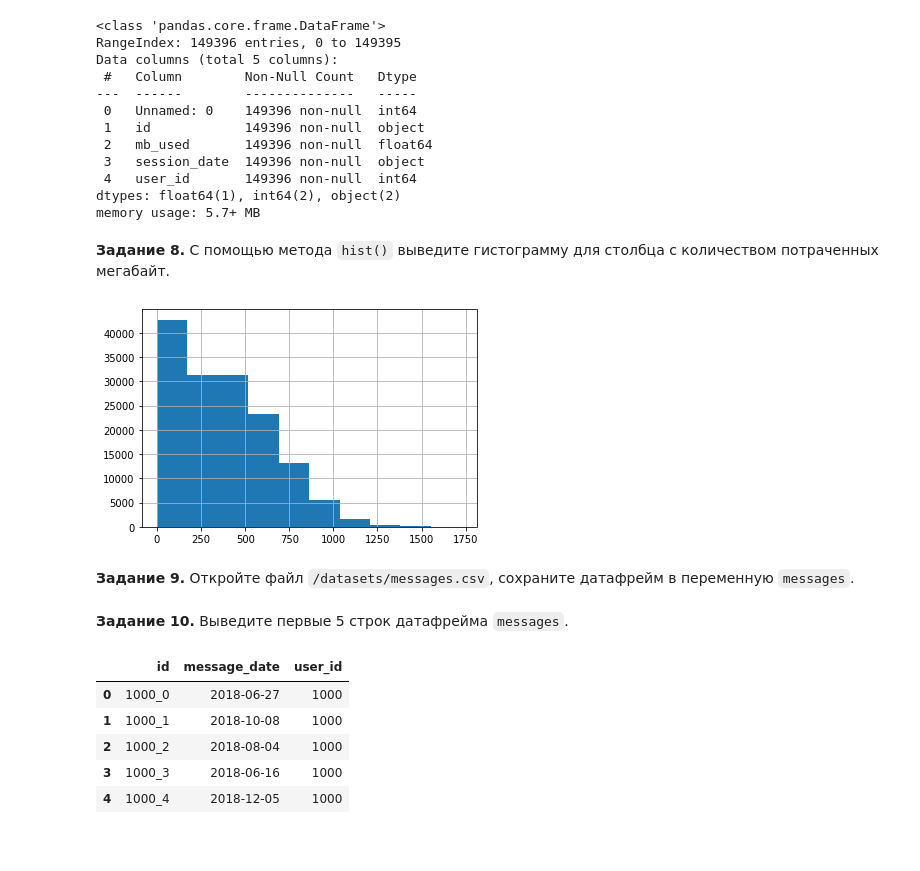
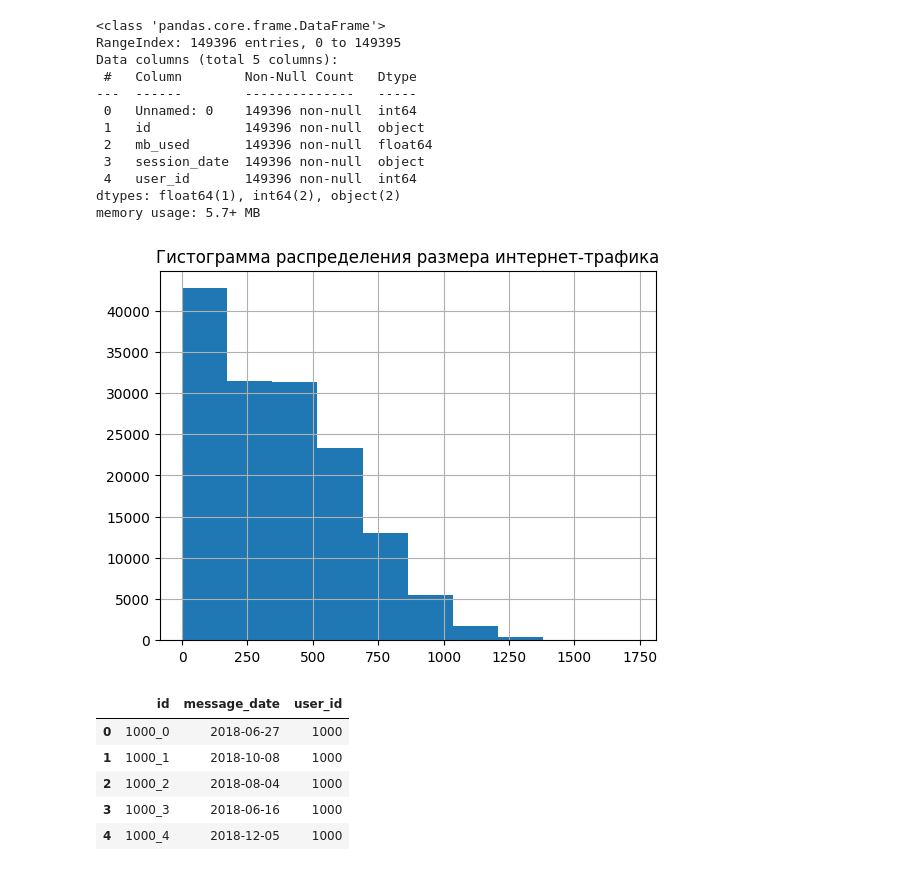
Before and after one commit to Victoranoshin/Yandex-Practicum-Projects-Data-Science, a Jupyter notebook: Проект 4 статистический аналз данных/Проект 4 статистический аналз данных.ipynb, the cells around one changed output. Drawn from its saved outputs; the diff is of its cells as text; code cells hidden in the pictures; blank space fills up the shorter version.

```diff
--- a/Проект 4 статистический аналз данных/Проект 4 статистический аналз данных.ipynb
+++ b/Проект 4 статистический аналз данных/Проект 4 статистический аналз данных.ipynb
@@ -71,12 +76,9 @@ Data columns (total 5 columns):
  4   user_id       149396 non-null  int64
 dtypes: float64(1), int64(2), object(2)
 memory usage: 5.7+ MB
-# %% [markdown]
-**Задание 8.** С помощью метода `hist()` выведите гистограмму для столбца с количеством потраченных мегабайт.
-# %%
-sessions['mb_used'].hist();
-# %% [output]
-[figure, removed]
-# %% [markdown]
-**Задание 9.** Откройте файл `/datasets/messages.csv`, сохраните датафрейм в переменную `messages`.
+# %%
+plt.title("Гистограмма распределения размера интернет-трафика")
+sessions['mb_used'].hist();
+# %% [output]
+[figure, added]
 # %%
@@ -84,5 +86,3 @@ messages = pd.read_csv("/datasets/messages.csv")
-# %% [markdown]
-**Задание 10.** Выведите первые 5 строк датафрейма `messages`.
 # %%
 messages.head()
 # %% [output]
```
Also changed, not shown: parts of 75 cells of this notebook, 31 other files.
